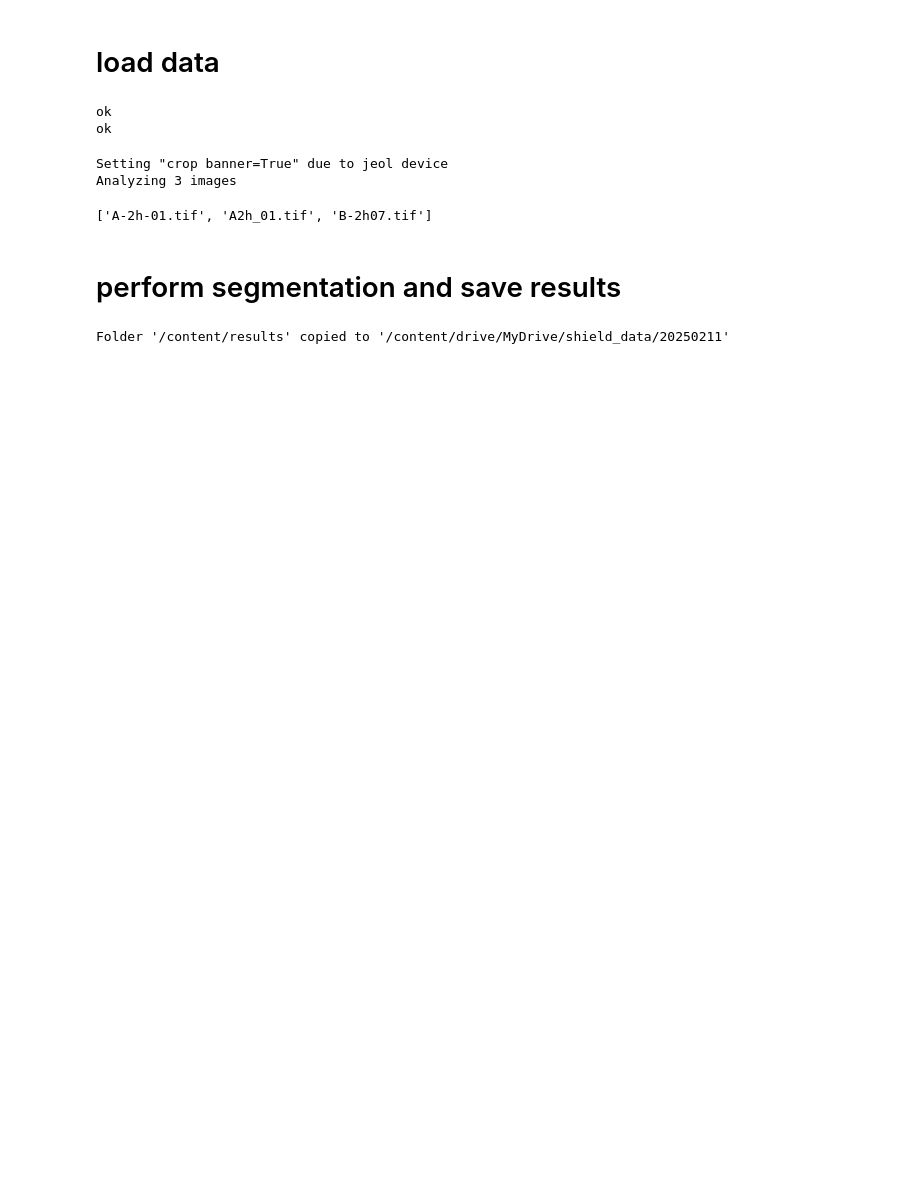
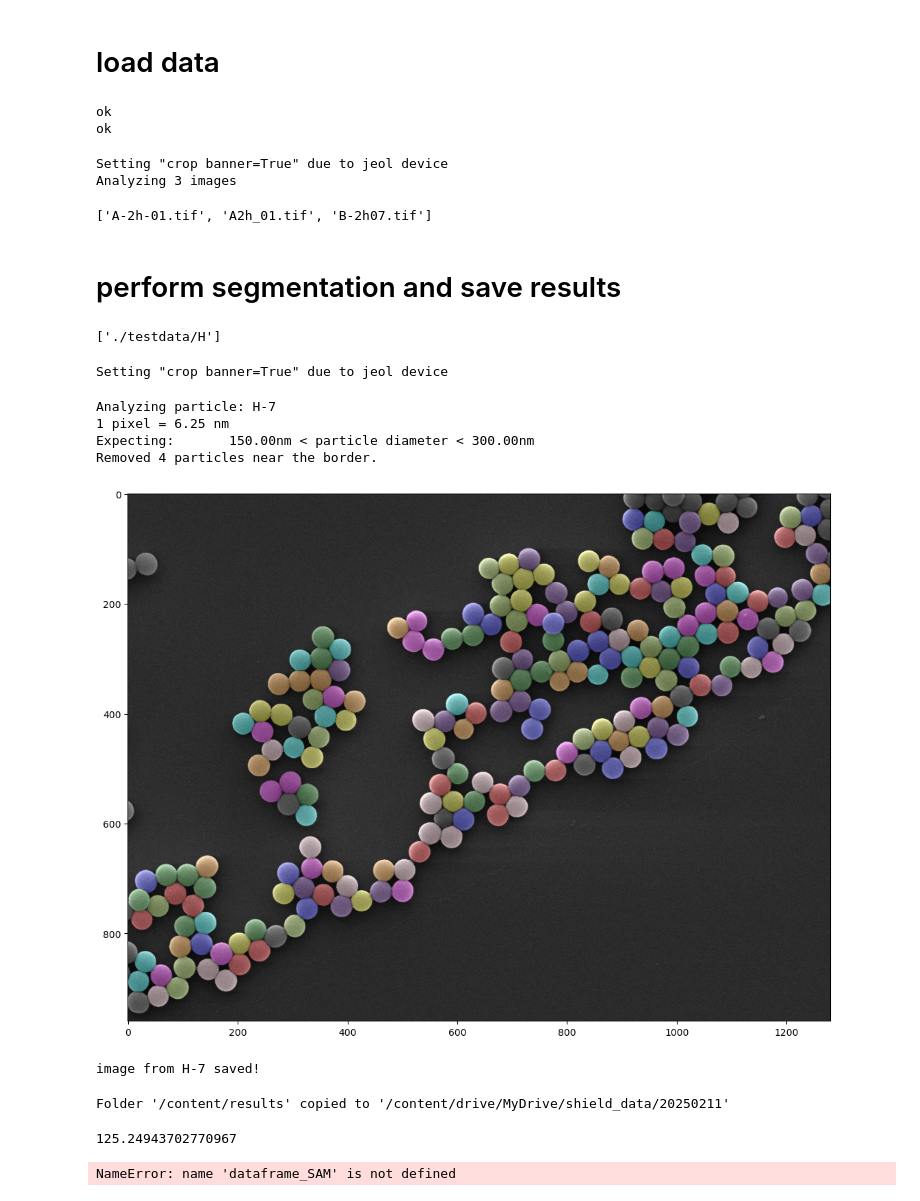
Before and after one commit to biolographer/NanoparticlesSAM, a Jupyter notebook: sam_predictor.ipynb, the cells around one changed output. Drawn from its saved outputs; the diff is of its cells as text; code cells hidden in the pictures; blank space fills up the shorter version.

Commit message:
particle statistical comparison

```diff
--- a/sam_predictor.ipynb
+++ b/sam_predictor.ipynb
@@ -106,5 +85,5 @@ available device: "cuda"
 # %%
-sam_checkpoint = "weights/sam_vit_h_4b8939.pth"
+sam_checkpoint = "../weights/sam_vit_h_4b8939.pth"
 
 model_type = "vit_h"
 
@@ -161,8 +140,11 @@ Analyzing 3 images
 # %% [markdown]
 # perform segmentation and save results
 # %%
-folder_path = '/content/drive/MyDrive/shield_data/20250211'
+folder_path = './testdata'
 subfolders = [f.path for f in os.scandir(folder_path) if f.is_dir()]
+print(subfolders)
+# %% [output]
+['./testdata/H']
 # %%
 for subfolder in tqdm(subfolders, desc="Processing folders", unit="folder"):
 
@@ -190,34 +172,43 @@ for subfolder in tqdm(subfolders, desc="Processing folders", unit="folder"):
 
       #Apply the SAM method
       combined_mask, simple_mask, dataframe_SAM = sphere_segmentation(img, mask_generator,
                                                                       nanometer_per_pixel=nm_per_pixel,
-                                                                      diameter_cutoff=130,
+                                                                      min_diameter_cutoff=150,
+                                                                      max_diameter_cutoff=300,
                                                                       circularity_cutoff = 0.65,
                                                                       border_cutoff=True,
                                                                       max_feret_filter=False,
                                                                       min_feret_filter=False)
 
       dataframe_SAM['img_name'] = saving_name
       dataframe_SAM['experiment'] = save_path.split('/')[-1]
 
       #add results to list
       if not dataframe_SAM.empty and isinstance(combined_mask, np.ndarray):
         subfolder_df_list.append(dataframe_SAM)
 
         #plot results
         plot_seg_mask(img, combined_mask, save=True,
                       name=f'{saving_name}', save_path=save_path)
         print(f'\nimage from {saving_name} saved!\n')
       else:
         with open(f'{save_path}/failed_analysis.txt', 'a') as f:
           f.write(f'{saving_name} could not be analyzed')
 
 
   if subfolder_df_list != []:
     #save results
     save_df = pd.concat(subfolder_df_list)
     experiment = save_path.split('/')[-1]
     save_df.to_pickle(f'{save_path}/df_analyzed_{experiment}.pkl')
+# %% [output]
+Setting "crop banner=True" due to jeol device
+Analyzing particle: H-7
+1 pixel = 6.25 nm
+Expecting:       150.00nm < particle diameter < 300.00nm
+Removed 4 particles near the border.
+[figure, added]
+image from H-7 saved!
 # %%
 import shutil
 
@@ -229,3 +220,11 @@ shutil.copytree(source_folder, destination_folder, dirs_exist_ok=True)
 print(f"Folder '{source_folder}' copied to '{destination_folder}'")
 # %% [output]
 Folder '/content/results' copied to '/content/drive/MyDrive/shield_data/20250211'
+# %%
+dataframe_SAM.nm_feret_radius.mean()
+# %% [output]
+125.24943702770967
+# %%
+dataframe_SAM
+# %% [output]
+NameError: name 'dataframe_SAM' is not defined
```
Also changed, not shown: parts of 7 cells of this notebook, 3 other files.
